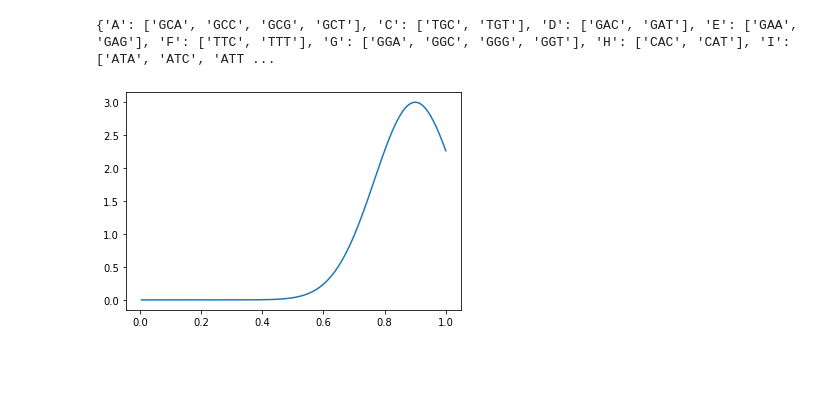
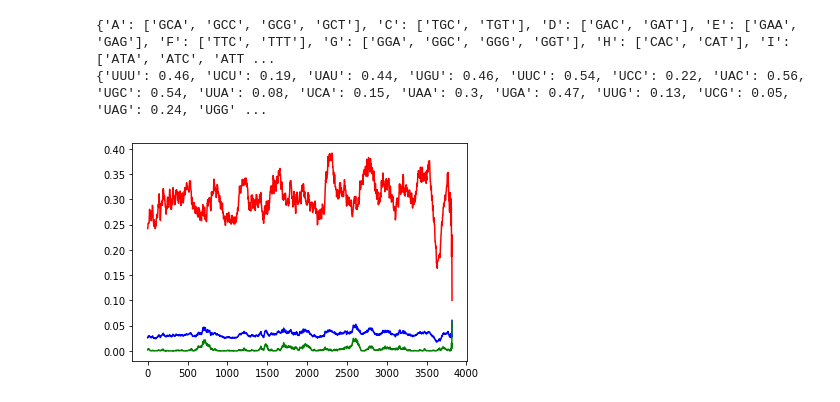
Before and after one commit to html1101/Science-Fair-2020-2021, a Jupyter notebook: COVID_VACCINE/discrete_optimization.ipynb, the cells around one changed output. Saved outputs shown, nothing was run; the diff lists cells and outputs as text; code cells hidden in the pictures; blank space fills up the shorter version.

```diff
--- a/COVID_VACCINE/discrete_optimization.ipynb
+++ b/COVID_VACCINE/discrete_optimization.ipynb
@@ -20,7 +20,7 @@ PATH_codon_to_protein = "codon_to_protein.json"
 Spike_PATH = "ncov-s.fasta"
 Vac_PATH = "vaccine-s.fasta"
 PATH_codon_map = "vaccine_dict.json"
-
+PATH_codon_frequency = "codon_frequency.csv"
 
 codonProtein = json.loads(open(PATH_codon_to_protein, "r").read())
 revCodonProtein = {}
@@ -30,8 +30,18 @@ for i, j in codonProtein.items():
     else:
         revCodonProtein[j] = [i]
 print(revCodonProtein)
+
+# Reading the codon frequency table and taking off the first
+codonFrequency = open(PATH_codon_frequency, "r").read().split("\n")[1:]
+dictCodonFreq = {}
+for i in codonFrequency:
+    fields = i.split(",")
+    # Read the fields
+    dictCodonFreq[fields[0]] = float(fields[2])
+print(dictCodonFreq)
 # %% [output]
 {'A': ['GCA', 'GCC', 'GCG', 'GCT'], 'C': ['TGC', 'TGT'], 'D': ['GAC', 'GAT'], 'E': ['GAA', 'GAG'], 'F': ['TTC', 'TTT'], 'G': ['GGA', 'GGC', 'GGG', 'GGT'], 'H': ['CAC', 'CAT'], 'I': ['ATA', 'ATC', 'ATT ...
+{'UUU': 0.46, 'UCU': 0.19, 'UAU': 0.44, 'UGU': 0.46, 'UUC': 0.54, 'UCC': 0.22, 'UAC': 0.56, 'UGC': 0.54, 'UUA': 0.08, 'UCA': 0.15, 'UAA': 0.3, 'UGA': 0.47, 'UUG': 0.13, 'UCG': 0.05, 'UAG': 0.24, 'UGG' ...
 # %%
 class OptimizeSeq:
     def __init__(self, seq):
@@ -106,19 +132,26 @@ class OptimizeSeq:
             this_found = list(best_found)
         return best_found, best_loss
 # %%
-l = OptimizeSeq(["A" for i in range(200)])
+
+l = OptimizeSeq(optimized_spike)
 p = list(l.seq)
 x, y = [], []
-for i in range(len(l.seq)):
-    p[i] = "C"
-    l.seq = "".join(p)
-    x.append(l.gc_content())
-    y.append(l.norm_gc_cont())
+y2 = []
+y3 = []
+for i in range(0, len(l.seq), 3):
+    # p[i] = "T"
+    # l.seq = "".join(p)
+    x.append(i)
+    y.append(l.fitness(l.seq[i:i+99]))
+    y2.append(l.calc_codon_freq(dictCodonFreq, l.seq[i:i+99]))
+    y3.append((l.gc_content(l.seq[i:i+99]) - 0.57)**2)
 
-plt.plot(x, y)
+plt.plot(x, y, "b")
+plt.plot(x, y2, "r")
+plt.plot(x, y3, "g")
 plt.show()
 # %% [output]
-[figure, old version]
+[figure, new version]
 # %%
 # Input: Genetic sequence to the spike
 init_spike = str(SeqIO.read(Spike_PATH, "fasta").seq)
```
Also changed, not shown: parts of 5 cells of this notebook, 3 other files.
